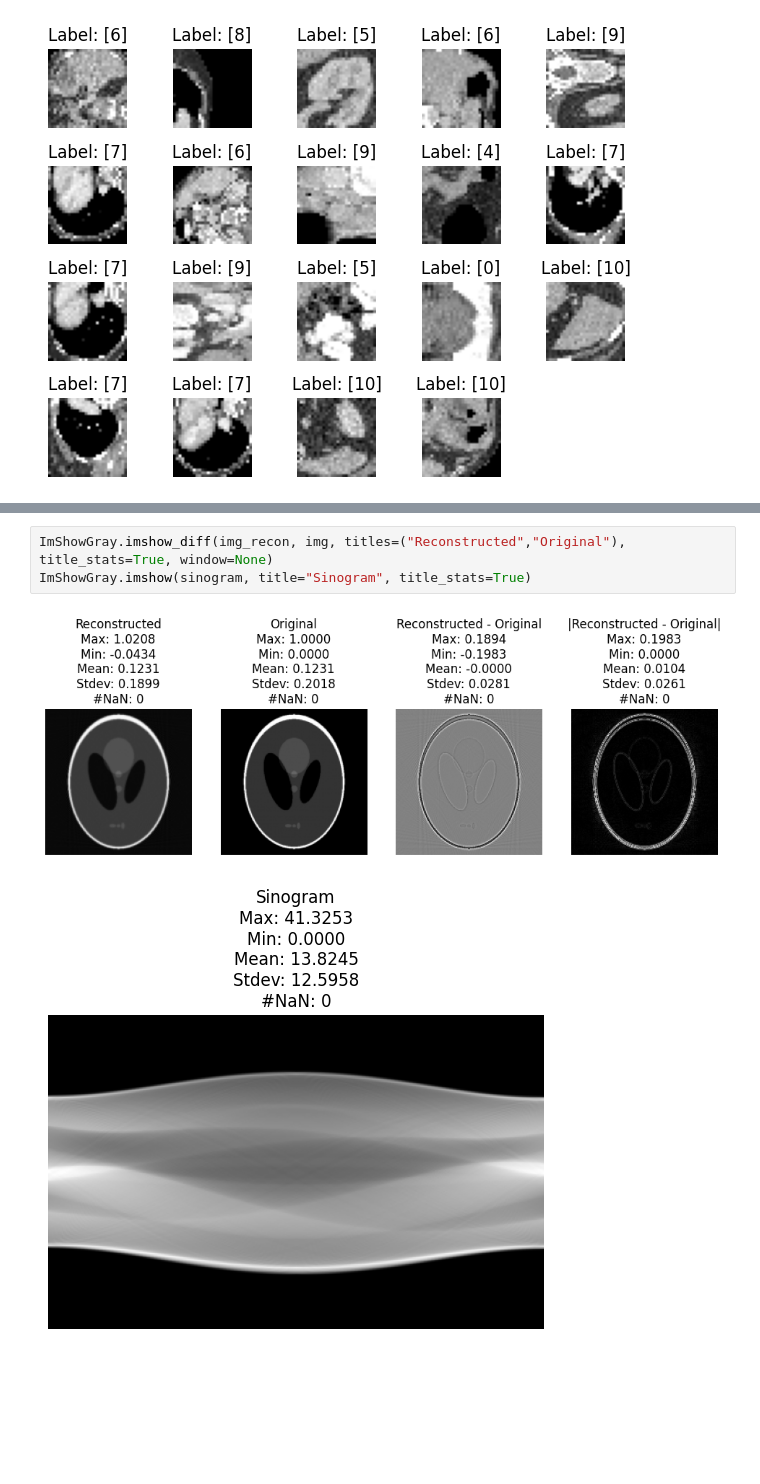
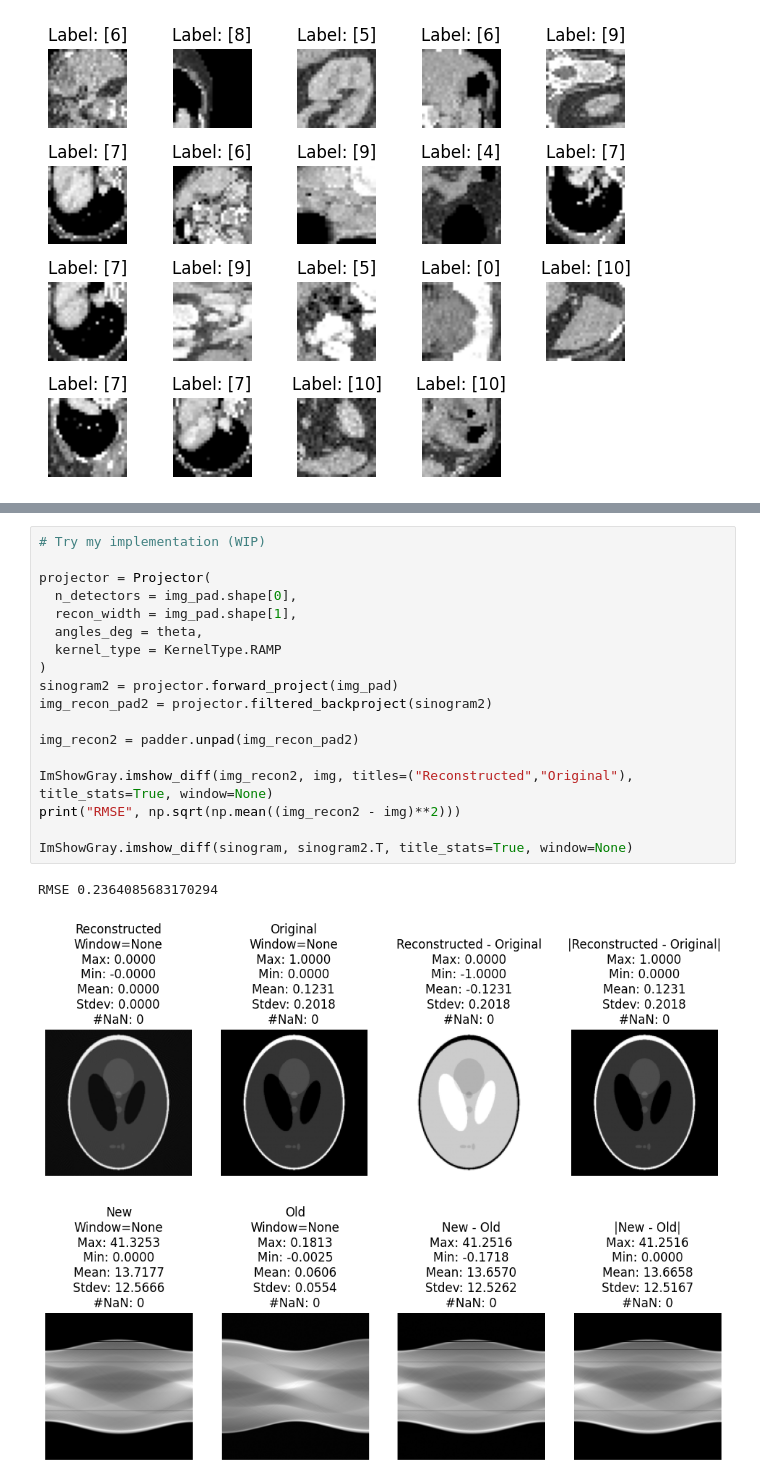
Before and after one commit to JustinCheung168/domain-adaptation-ct, a Jupyter notebook: ct_projection_proto.ipynb, the cells around one changed output, grey strips where cells are left out. Saved outputs shown, nothing was run; the diff lists cells and outputs as text; blank space fills up the shorter version.

```diff
--- a/ct_projection_proto.ipynb
+++ b/ct_projection_proto.ipynb
@@ -130,6 +138,22 @@ img_recon = padder.unpad(img_recon_pad)
-# %%
-ImShowGray.imshow_diff(img_recon, img, titles=("Reconstructed","Original"), title_stats=True, window=None)
-ImShowGray.imshow(sinogram, title="Sinogram", title_stats=True)
-# %% [output]
-[figure, removed]
-[figure, removed]
+# %%
+# Try my implementation (WIP)
+
+projector = Projector(
+  n_detectors = img_pad.shape[0],
+  recon_width = img_pad.shape[1],
+  angles_deg = theta,
+  kernel_type = KernelType.RAMP
+)
+sinogram2 = projector.forward_project(img_pad)
+img_recon_pad2 = projector.filtered_backproject(sinogram2)
+
+img_recon2 = padder.unpad(img_recon_pad2)
+
+ImShowGray.imshow_diff(img_recon2, img, titles=("Reconstructed","Original"), title_stats=True, window=None)
+print("RMSE", np.sqrt(np.mean((img_recon2 - img)**2)))
+
+ImShowGray.imshow_diff(sinogram, sinogram2.T, title_stats=True, window=None)
+# %% [output]
+RMSE 0.2364085683170294
+[figure, added]
+[figure, added]
```
Also changed, not shown: parts of 2 cells of this notebook.
